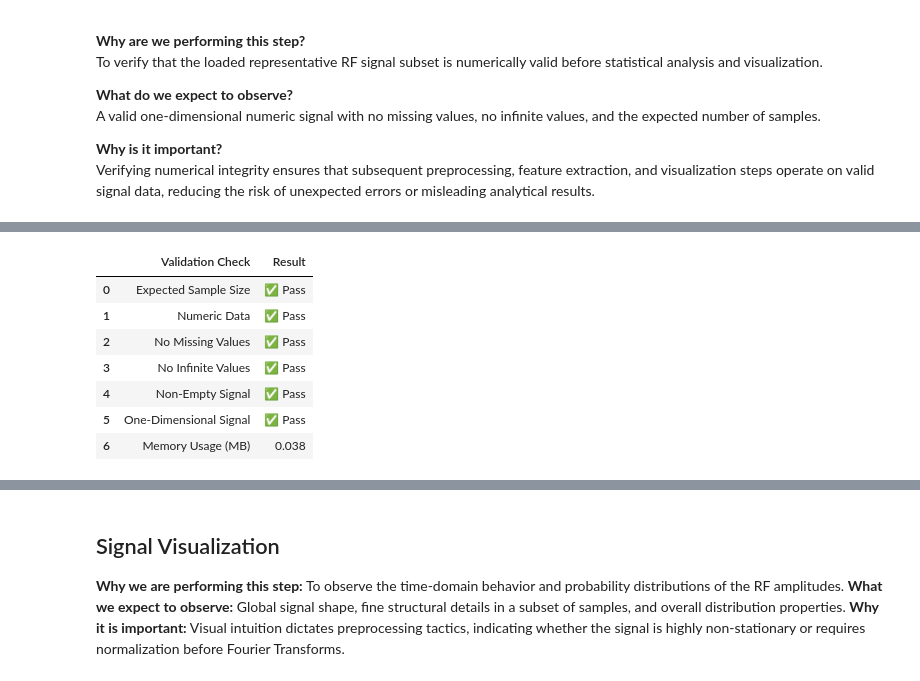
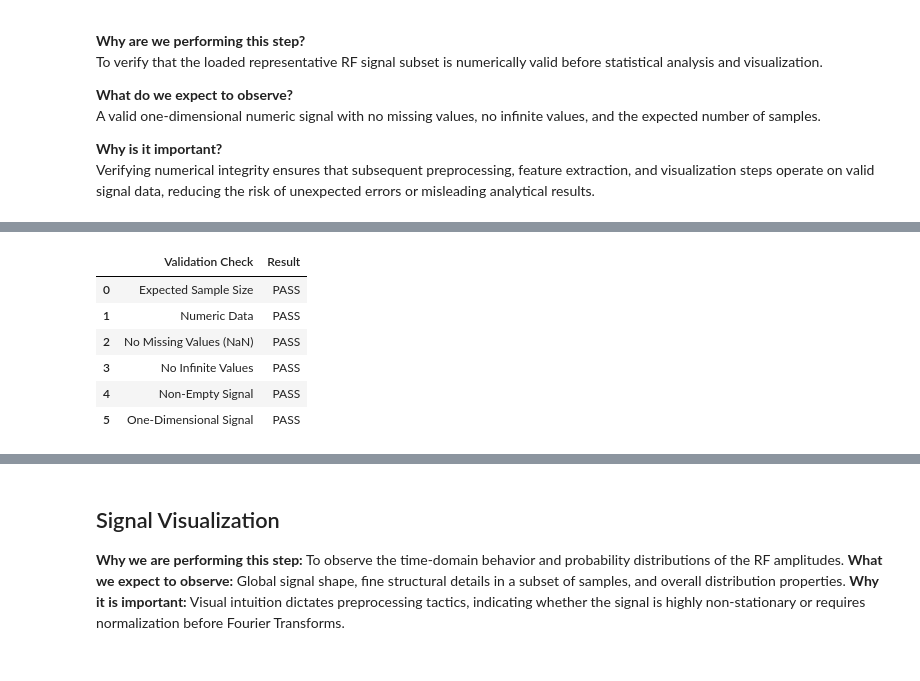
Before and after one commit to Adith1207/Vardan, a Jupyter notebook: notebooks/01_DroneRF_Dataset_Exploration.ipynb, the cells around one changed output, grey strips where cells are left out. Drawn from its saved outputs; the diff is of its cells as text; code cells hidden in the pictures.

```diff
--- a/notebooks/01_DroneRF_Dataset_Exploration.ipynb
+++ b/notebooks/01_DroneRF_Dataset_Exploration.ipynb
@@ -803,25 +1027,29 @@ A valid one-dimensional numeric signal with no missing values, no infinite value
 Verifying numerical integrity ensures that subsequent preprocessing, feature extraction, and visualization steps operate on valid signal data, reducing the risk of unexpected errors or misleading analytical results.
 # %%
 # ============================================================
-# Validate Representative RF Signal
+# Validate Example RF Signal Subset
 # ============================================================
 
-print("=== Representative RF Signal Validation ===\n")
+print("=== Example RF Signal Validation ===\n")
 
 # Retrieve cached signal and metadata
-signal = sample_cache["signal"]
-meta = sample_cache["metadata"]
+signal = example_cache["signal"]
+meta = example_cache["metadata"]
 
 # ------------------------------------------------------------
-# Representative Recording Information
+# Example Segment Information
 # ------------------------------------------------------------
 
-print("Representative Recording")
+print("Example RF CSV Segment")
 print("-" * 60)
-print(f"Drone Class      : {meta['drone_class']}")
-print(f"Experiment ID    : {meta['experiment_id']}")
-print(f"Receiver         : {meta['receiver']}")
-print(f"Segment ID       : {meta['segment_id']}")
+
+print(f"Drone Class       : {meta['drone_class']}")
+print(f"Experiment ID     : {meta['experiment_id']}")
+print(f"Acquisition ID    : {meta['receiver']}")
+print(f"Segment ID        : {meta['segment_id']}")
+print(f"Samples Loaded    : {signal.size:,}")
+print(f"Array Shape       : {signal.shape}")
+print(f"Data Type         : {signal.dtype}")
 print()
 
 # ------------------------------------------------------------
@@ -829,28 +1057,23 @@ print()
 # ------------------------------------------------------------
 
 validation_results = {
-
     "Expected Sample Size":
-        len(signal) == SAMPLE_SIZE,
+        signal.size == SAMPLE_SIZE,
 
     "Numeric Data":
         np.issubdtype(signal.dtype, np.number),
 
-    "No Missing Values":
+    "No Missing Values (NaN)":
         not np.isnan(signal).any(),
 
     "No Infinite Values":
         not np.isinf(signal).any(),
 
     "Non-Empty Signal":
-        len(signal) > 0,
+        signal.size > 0,
 
     "One-Dimensional Signal":
-        signal.ndim == 1,
-
-    "Memory Usage (MB)":
-        round(signal.nbytes / (1024**2), 3)
-
+        signal.ndim == 1
 }
 
 validation_df = pd.DataFrame(
@@ -858,28 +1081,42 @@ validation_df = pd.DataFrame(
     columns=["Validation Check", "Result"]
 )
 
-validation_df["Result"] = validation_df["Result"].replace({
-    True: "✅ Pass",
-    False: "❌ Fail"
-})
+validation_df["Result"] = validation_df["Result"].map(
+    lambda result: "PASS" if result else "FAIL"
+)
 
 display(validation_df)
+
+# ------------------------------------------------------------
+# Basic Signal Statistics
+# ------------------------------------------------------------
+
+signal_statistics = {
+    "Minimum": np.min(signal),
+    "Maximum": np.max(signal),
+    "Mean": np.mean(signal),
+    "Standard Deviation": np.std(signal),
+    "Memory Usage (MB)": signal.nbytes / (1024 ** 2)
+}
+
+statistics_df = pd.DataFrame(
+    signal_statistics.items(),
+    columns=["Statistic", "Value"]
+)
+
+display(statistics_df)
 
 # ------------------------------------------------------------
 # Overall Validation Status
 # ------------------------------------------------------------
 
-passed_checks = all([
-    len(signal) == SAMPLE_SIZE,
-    np.issubdtype(signal.dtype, np.number),
-    not np.isnan(signal).any(),
-    not np.isinf(signal).any(),
-    len(signal) > 0,
-    signal.ndim == 1
-])
+passed_checks = all(validation_results.values())
 
-if passed_checks:
-    print("\n✅ Representative RF signal passed all validation checks.")
-else:
-    print("\n❌ Representative RF signal failed one or more validation checks.")
+if not passed_checks:
+    raise ValueError(
+        "Example RF signal subset failed one or more "
+        "validation checks."
+    )
+
+print("✓ Example RF signal subset passed all validation checks.")
 # %% [output]
@@ -894,8 +1134,7 @@ Segment ID       : 0
 |  | Validation Check | Result |
-| 0 | Expected Sample Size | ✅ Pass |
-| 1 | Numeric Data | ✅ Pass |
-| 2 | No Missing Values | ✅ Pass |
-| 3 | No Infinite Values | ✅ Pass |
-| 4 | Non-Empty Signal | ✅ Pass |
-| 5 | One-Dimensional Signal | ✅ Pass |
-| 6 | Memory Usage (MB) | 0.038 |
+| 0 | Expected Sample Size | PASS |
+| 1 | Numeric Data | PASS |
+| 2 | No Missing Values (NaN) | PASS |
+| 3 | No Infinite Values | PASS |
+| 4 | Non-Empty Signal | PASS |
+| 5 | One-Dimensional Signal | PASS |
```
Also changed, not shown: parts of 15 cells of this notebook, 6 other files.
